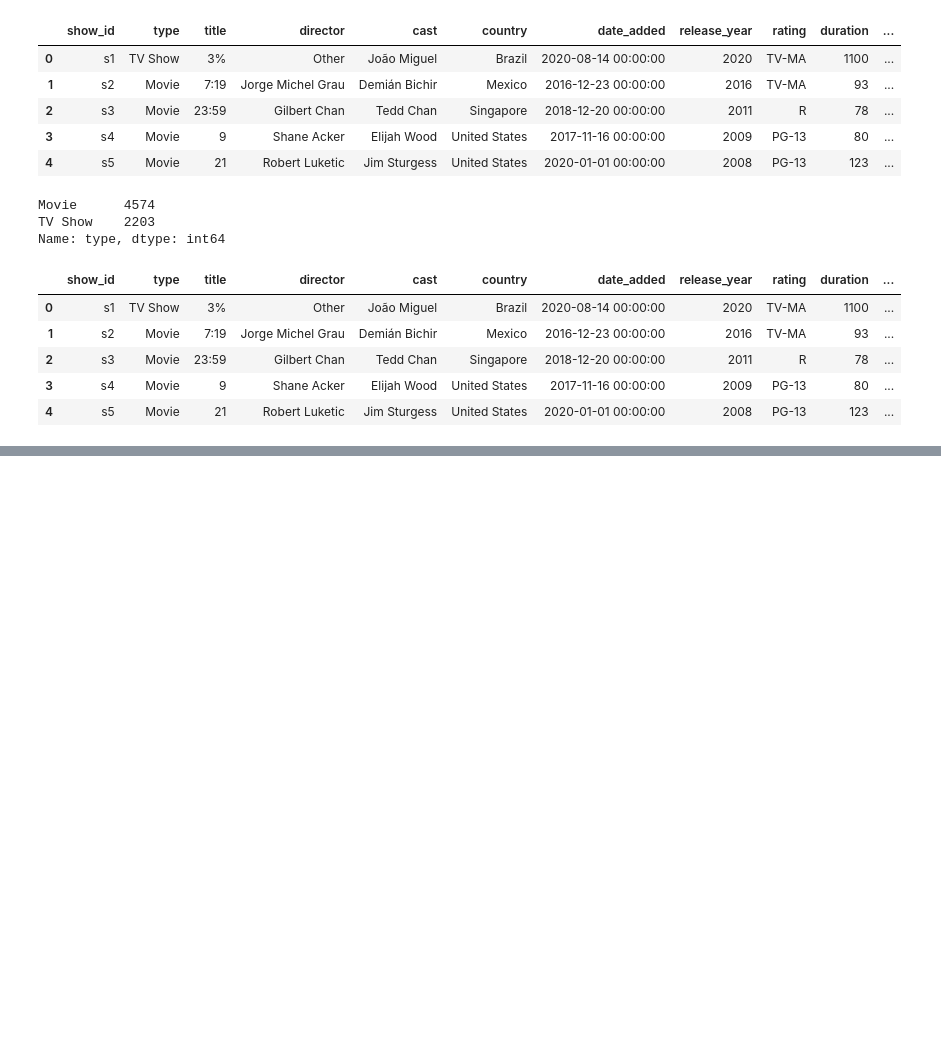
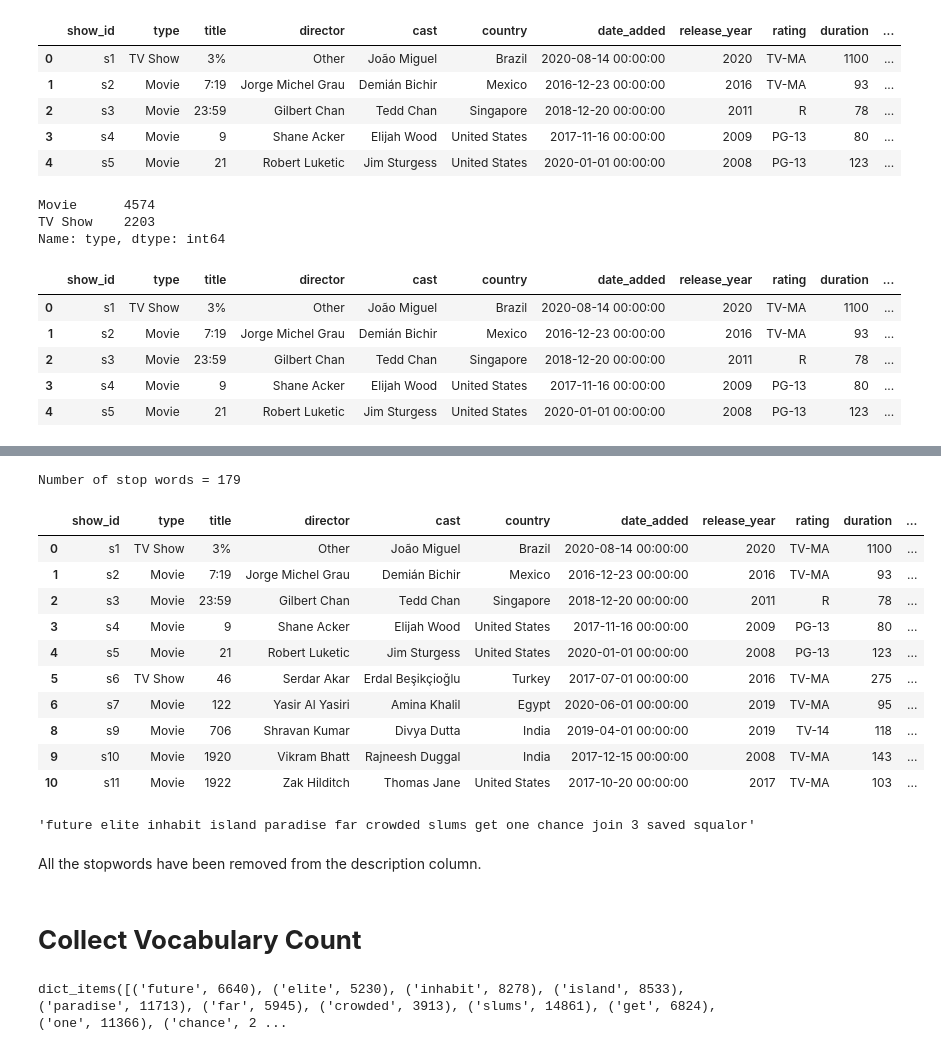
Before and after one commit to Shashwat-spyder/Netflix-movies-and-tv-shows-recommendation-system, a Jupyter notebook: NETFLIX_MOVIES_AND_TV_SHOWS_CLUSTERING.ipynb, the cells around one changed output, grey strips where cells are left out. Saved outputs shown, nothing was run; the diff lists cells and outputs as text; code cells hidden in the pictures; blank space fills up the shorter version.

```diff
--- a/NETFLIX_MOVIES_AND_TV_SHOWS_CLUSTERING.ipynb
+++ b/NETFLIX_MOVIES_AND_TV_SHOWS_CLUSTERING.ipynb
@@ -695,0 +719,12 @@ df.head()
+# %%
+def remove_punctuation(text):
+  '''Function to remove punctuations'''
+  # replacing the punctuations with no space,
+  # which in effect deletes the punctuation marks
+  translator=str.maketrans('', '',string.punctuation)
+  # return the text stripped of punctuation marks
+  return text.translate(translator)
+# %%
+#Applying the function to each example
+df['description'] = df['description'].apply(remove_punctuation)
+df.head()
@@ -695,0 +753,5 @@ df.head()
+# %%
+# extracting the stopwords from nltk library
+sw = stopwords.words('english')
+# displaying the stopwords
+np.array(sw)
@@ -695,0 +776,4 @@ df.head()
+# %%
+print('Number of stop words = {}'.format(len(sw)))
+# %% [output]
+Number of stop words = 179
@@ -695,0 +788,24 @@ df.head()
+# %%
+#applying the stopwords removal function
+df['description'] = df['description'].apply(stopwords)
+df.head(10)
+# %% [output]
+|  | show_id | type | title | director | cast | country | date_added | release_year | rating | duration | ... |
+| 0 | s1 | TV Show | 3% | Other | João Miguel | Brazil | 2020-08-14 00:00:00 | 2020 | TV-MA | 1100 | ... |
+| 1 | s2 | Movie | 7:19 | Jorge Michel Grau | Demián Bichir | Mexico | 2016-12-23 00:00:00 | 2016 | TV-MA | 93 | ... |
+| 2 | s3 | Movie | 23:59 | Gilbert Chan | Tedd Chan | Singapore | 2018-12-20 00:00:00 | 2011 | R | 78 | ... |
+| 3 | s4 | Movie | 9 | Shane Acker | Elijah Wood | United States | 2017-11-16 00:00:00 | 2009 | PG-13 | 80 | ... |
+| 4 | s5 | Movie | 21 | Robert Luketic | Jim Sturgess | United States | 2020-01-01 00:00:00 | 2008 | PG-13 | 123 | ... |
+| 5 | s6 | TV Show | 46 | Serdar Akar | Erdal Beşikçioğlu | Turkey | 2017-07-01 00:00:00 | 2016 | TV-MA | 275 | ... |
+| 6 | s7 | Movie | 122 | Yasir Al Yasiri | Amina Khalil | Egypt | 2020-06-01 00:00:00 | 2019 | TV-MA | 95 | ... |
+| 8 | s9 | Movie | 706 | Shravan Kumar | Divya Dutta | India | 2019-04-01 00:00:00 | 2019 | TV-14 | 118 | ... |
+| 9 | s10 | Movie | 1920 | Vikram Bhatt | Rajneesh Duggal | India | 2017-12-15 00:00:00 | 2008 | TV-MA | 143 | ... |
+| 10 | s11 | Movie | 1922 | Zak Hilditch | Thomas Jane | United States | 2017-10-20 00:00:00 | 2017 | TV-MA | 103 | ... |
+# %%
+df.iloc[0]['description']
+# %% [output]
+'future elite inhabit island paradise far crowded slums get one chance join 3 saved squalor'
+# %% [markdown]
+All the stopwords have been removed from the description column.
+# %% [markdown]
+# **Collect Vocabulary Count**
@@ -695,0 +819,4 @@ df.head()
+# %%
+word_dictionary
+# %% [output]
+dict_items([('future', 6640), ('elite', 5230), ('inhabit', 8278), ('island', 8533), ('paradise', 11713), ('far', 5945), ('crowded', 3913), ('slums', 14861), ('get', 6824), ('one', 11366), ('chance', 2 ...
```
Also changed, not shown: parts of 27 cells of this notebook.
